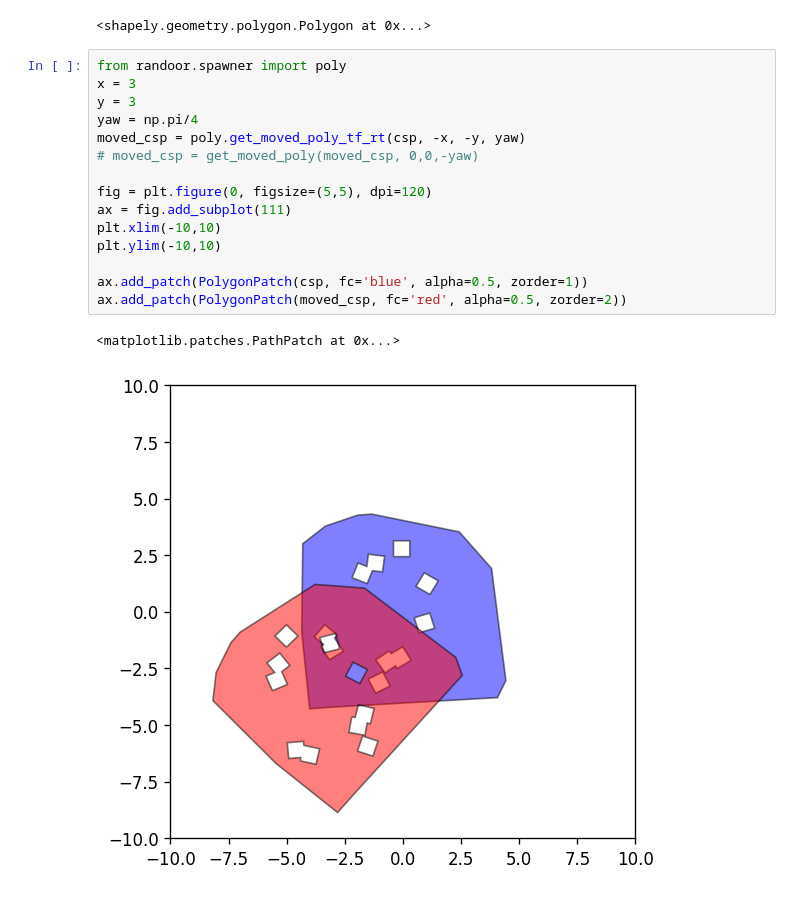
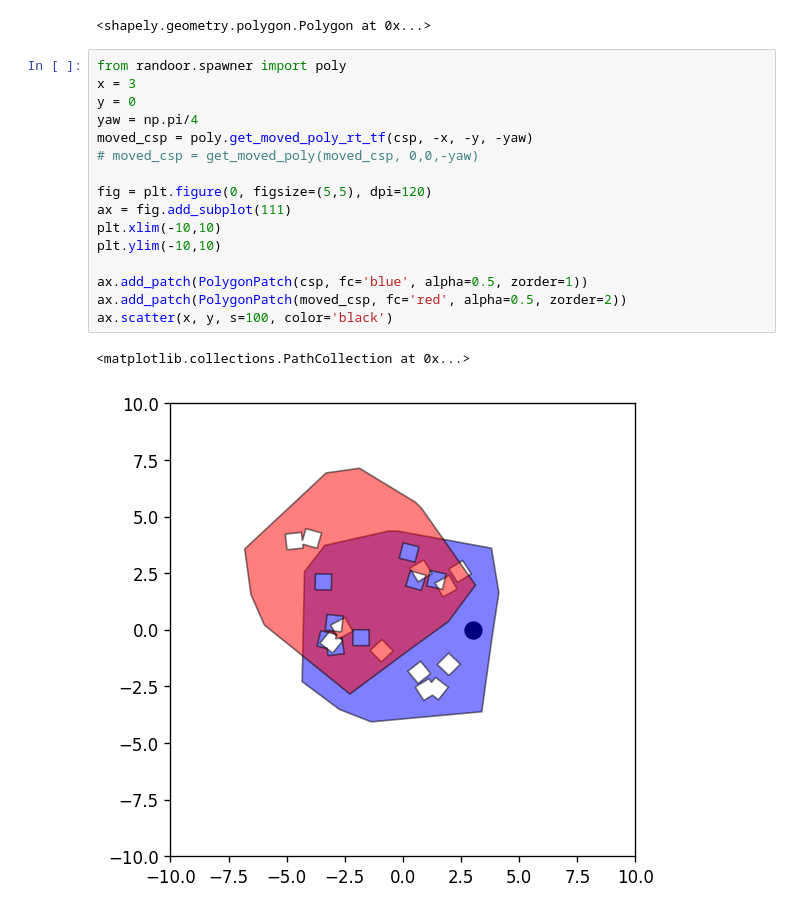
Before and after one commit to wwwshwww/randoor, a Jupyter notebook: test_generator.ipynb, the cells around one changed output. Saved outputs shown, nothing was run; the diff lists cells and outputs as text.

```diff
--- a/test_generator.ipynb
+++ b/test_generator.ipynb
@@ -115,18 +115,19 @@ csp
 # %%
 from randoor.spawner import poly
 x = 3
-y = 3
+y = 0
 yaw = np.pi/4
-moved_csp = poly.get_moved_poly_tf_rt(csp, -x, -y, yaw)
+moved_csp = poly.get_moved_poly_rt_tf(csp, -x, -y, -yaw)
 # moved_csp = get_moved_poly(moved_csp, 0,0,-yaw)
 
 fig = plt.figure(0, figsize=(5,5), dpi=120)
 ax = fig.add_subplot(111)
 plt.xlim(-10,10)
 plt.ylim(-10,10)
 
 ax.add_patch(PolygonPatch(csp, fc='blue', alpha=0.5, zorder=1))
 ax.add_patch(PolygonPatch(moved_csp, fc='red', alpha=0.5, zorder=2))
+ax.scatter(x, y, s=100, color='black')
 # %% [output]
-<matplotlib.patches.PathPatch at 0x...>
+<matplotlib.collections.PathCollection at 0x...>
-[figure, old version]
+[figure, new version]
```
Also changed, not shown: parts of 8 cells of this notebook, 3 other files.
